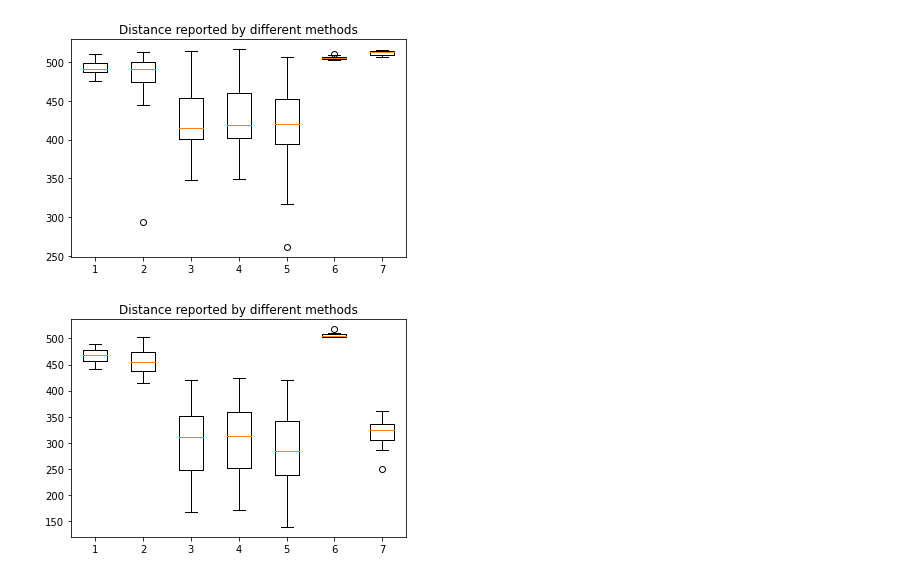
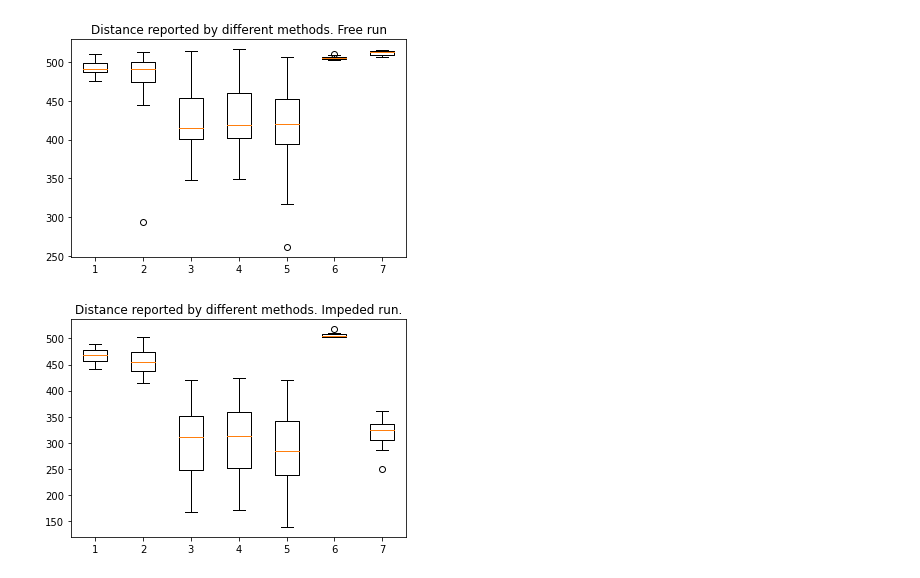
Before and after one commit to archie1983/imu_filters, a Jupyter notebook: experiment_plots.ipynb, the cells around one changed output. Drawn from its saved outputs; the diff is of its cells as text; code cells hidden in the pictures.

```diff
--- a/experiment_plots.ipynb
+++ b/experiment_plots.ipynb
@@ -11,28 +11,28 @@ import matplotlib.pyplot as plt
 
 data = [gh_filtered_dst, gh_imu_enc_acc, imu_no_filter, imu_gh_filter, imu_kalman_filter, enc_pos, real_pos]
 fig7, ax7 = plt.subplots()
-ax7.set_title('Distance reported by different methods')
+ax7.set_title('Distance reported by different methods. Free run')
 ax7.boxplot(data)
 
 plt.show()
 # %% [output]
-[figure, old version]
+[figure, new version]
 # %%
 gh_filtered_dst = [478.43,490.37,489,477.09,472.46,474.68,478.31,468.65,467.54,475.11,484.79,464.7,443.64,458.54,447.38,449.29,454.81,469.48,441.21,457.42,466.68]
 gh_imu_enc_acc = [476.11,493.62,503.5,481.52,452.4,470.4,461.43,467.19,437.92,473.86,477.65,454.98,428.76,434.76,444.11,427.16,437.54,444.48,414.99,473.13,448.32]
 imu_no_filter = [358.55,420.14,415.05,355.25,322.42,331.73,351.1,303.51,312.33,345.47,394.15,279.76,186.2,264.18,206.48,205.4,241.49,311.28,166.82,248.24,298.68]
 imu_gh_filter = [364.7,421.25,424.49,363.18,329.65,342.85,358.07,312.71,314.54,349.75,401.26,289.03,192.94,266.83,213.08,210.11,249.4,310.67,171.08,250.7,304.4]
 imu_kalman_filter = [352.67,414.67,420.99,361.93,305.96,334.59,330.86,301.75,275.77,342.48,380.37,270.76,167.45,237.53,202.24,179.87,219.67,284,138.52,251.99,272.41]
 enc_pos = [504.77,503.91,503.63,503.49,505.19,505.55,505.55,504.98,502.85,503.56,502.71,509.8,504.2,504.77,504.98,510.44,503.63,508.59,509.3,517.74,507.96]
 real_pos = [321,335,325,360,290,350,250,310,290,306,308,328,332,321,287,340,294,340,324,335,354]
 
 import matplotlib.pyplot as plt
 
 data = [gh_filtered_dst, gh_imu_enc_acc, imu_no_filter, imu_gh_filter, imu_kalman_filter, enc_pos, real_pos]
 fig7, ax7 = plt.subplots()
-ax7.set_title('Distance reported by different methods')
+ax7.set_title('Distance reported by different methods. Impeded run.')
 ax7.boxplot(data)
 
 plt.show()
 # %% [output]
-[figure, old version]
+[figure, new version]
```
Also changed, not shown: parts of 12 cells of this notebook.
